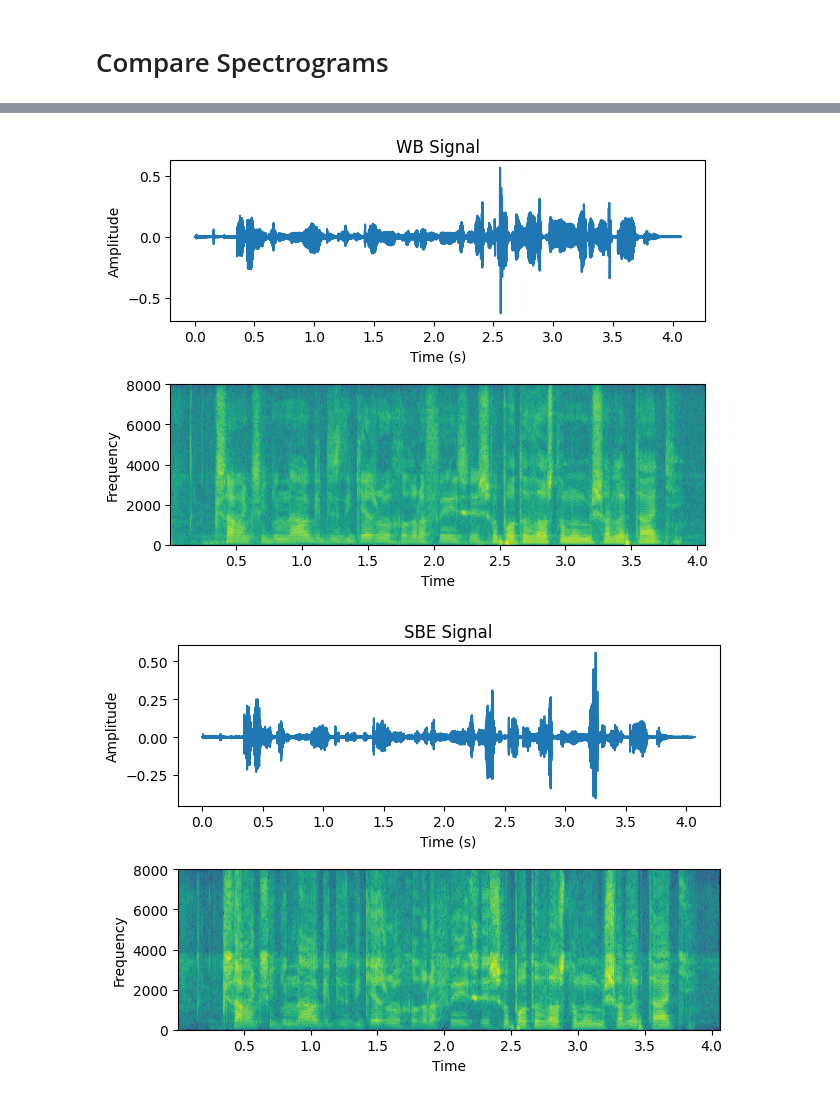
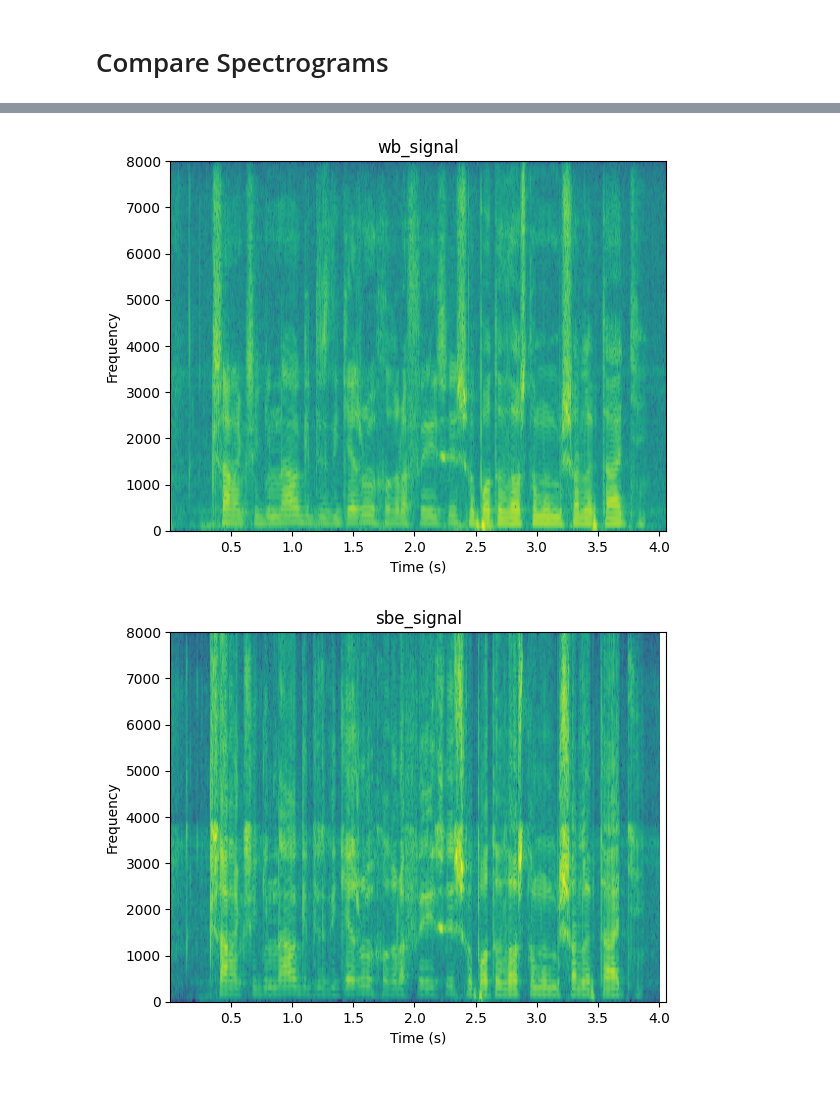
Before and after one commit to WatchmeDoc/Speech-Bandwidth-Expansion, a Jupyter notebook: notebooks/spectrograms.ipynb, the cells around one changed output, grey strips where cells are left out. Drawn from its saved outputs; the diff is of its cells as text; code cells hidden in the pictures.

Commit message:
Added report and output speech files

```diff
--- a/notebooks/spectrograms.ipynb
+++ b/notebooks/spectrograms.ipynb
@@ -10,15 +11,17 @@ import matplotlib.pyplot as plt
 # %% [markdown]
 ## Apply Bandwidth Expansion and load other signals for comparison
 # %%
-filepath = "../data/GeorgeManos/sample2.wav"
+file = 'sample2'
+filepath = f"../data/GeorgeManos/{file}.wav"
 
-sbe = SpeechBandwidthExtension(filepath)
+sbe = SpeechBandwidthExtension(filepath, window_length=80)
 sig, fs = sbe.produce_wideband_speech()
 S_wb, fs_wb = librosa.load(filepath, sr=16000)
 S_nb, fs_nb = sbe.S_nb, sbe.fs_nb
 sig_interp, fs_interp = sbe.upsample_signal()
 
 # Zero imputation for fair comparisson
+S_wb = np.concatenate([S_wb, np.zeros((abs(len(sig_interp) - len(S_wb))))])
 sig = np.concatenate([sig, np.zeros((abs(len(sig) - len(S_wb))))])
 # %% [markdown]
 ## Listen to the signals!
@@ -94,3 +144,18 @@ plt.show()
 # %% [markdown]
 # Compare Spectrograms
+# %%
+def plot_spectrogram(sig, fs, title=None):
+    """
+    Plots spectrogram for the input signal fs
+    """
+    # Plot the signal
+    plt.figure()
+    plt.title(title)
+
+    # Plot the spectrogram
+    plt.specgram(sig, Fs=fs)
+    plt.xlabel("Time (s)")
+    plt.ylabel("Frequency")
+
+    plt.show()
 # %%
@@ -100,9 +165,9 @@ sbe.plot_spectrogram(sig=S_nb, fs=fs_nb, title='NB Signal')
 # %%
-sbe.plot_spectrogram(sig=S_wb, fs=fs_wb, title='WB Signal')
+plot_spectrogram(sig=S_wb, fs=fs_wb, title='wb_signal')
 # %% [output]
-[figure, old version]
+[figure, new version]
 # %%
-sbe.plot_spectrogram(sig=sig, fs=fs, title='SBE Signal')
+plot_spectrogram(sig=sig, fs=fs, title='sbe_signal')
 # %% [output]
-[figure, old version]
+[figure, new version]
 # %%
```
Also changed, not shown: parts of 16 cells of this notebook, 27 other files.
